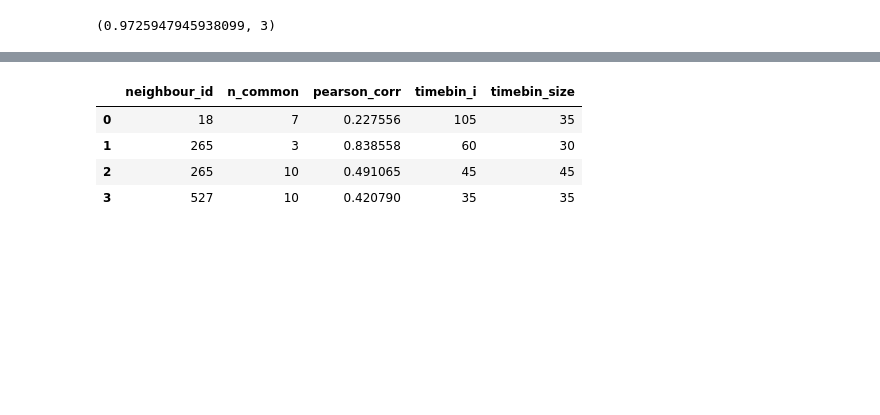
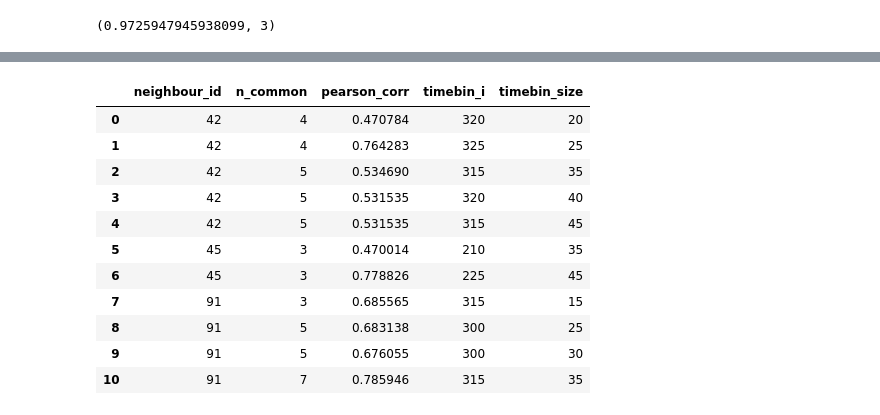
Before and after one commit to katipogluMustafa/project-alpha, a Jupyter notebook: Training_2/03_Improve_RecSys_Old_Design/RecSysFramework.ipynb, the cells around one changed output, grey strips where cells are left out. Saved outputs shown, nothing was run; the diff lists cells and outputs as text; code cells hidden in the pictures; blank space fills up the shorter version.

```diff
--- a/Training_2/03_Improve_RecSys_Old_Design/RecSysFramework.ipynb
+++ b/Training_2/03_Improve_RecSys_Old_Design/RecSysFramework.ipynb
@@ -717,6 +717,8 @@ class MovieLensDataset(Dataset):
         # Convert timestamp into readable format
         ratings['timestamp'] = pd.to_datetime(ratings['timestamp'], unit='s', origin='unix')
 
+        ratings.sort_values(by='timestamp', inplace=True)
+
         return ratings
 
     @staticmethod
@@ -1632,22 +1671,29 @@ TimebinSimilarity.get_neighbour_timebins(movielens.ratings,
 # %%
 TimebinSimilarity.get_knn(ratings=movielens.ratings,
                                    user_id=448,
                                    k=10,
                                    timebin_i=60,
                                    timebin_size=150,
                                    neighbour_min_s=5,
                                    neighbour_max_s=50,
                                    neighbour_step_size=5,
-                                   corr_threshold=0,
+                                   corr_threshold=0.1,
                                    movie_id=1961,
                                    min_common_neighbour_ratings=3,
                                    min_common_elements=3)
 # %% [output]
 |  | neighbour_id | n_common | pearson_corr | timebin_i | timebin_size |
-| 0 | 18 | 7 | 0.227556 | 105 | 35 |
-| 1 | 265 | 3 | 0.838558 | 60 | 30 |
-| 2 | 265 | 10 | 0.491065 | 45 | 45 |
-| 3 | 527 | 10 | 0.420790 | 35 | 35 |
+| 0 | 42 | 4 | 0.470784 | 320 | 20 |
+| 1 | 42 | 4 | 0.764283 | 325 | 25 |
+| 2 | 42 | 5 | 0.534690 | 315 | 35 |
+| 3 | 42 | 5 | 0.531535 | 320 | 40 |
+| 4 | 42 | 5 | 0.531535 | 315 | 45 |
+| 5 | 45 | 3 | 0.470014 | 210 | 35 |
+| 6 | 45 | 3 | 0.778826 | 225 | 45 |
+| 7 | 91 | 3 | 0.685565 | 315 | 15 |
+| 8 | 91 | 5 | 0.683138 | 300 | 25 |
+| 9 | 91 | 5 | 0.676055 | 300 | 30 |
+| 10 | 91 | 7 | 0.785946 | 315 | 35 |
 # %%
 AnalizeTimebinSimilarity.analize_timebin_prediction(movie_ratings, movielens.ratings, n=1, s=43, k=10,
                            min_neighbour=3, corr_threshold=0.1,
```
Also changed, not shown: parts of 19 cells of this notebook.
